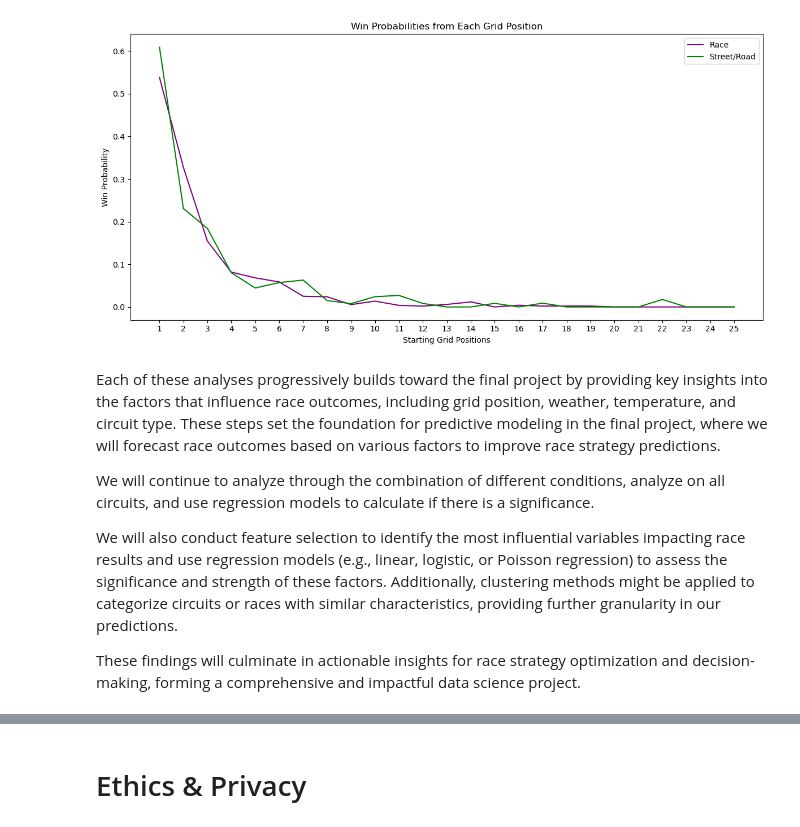
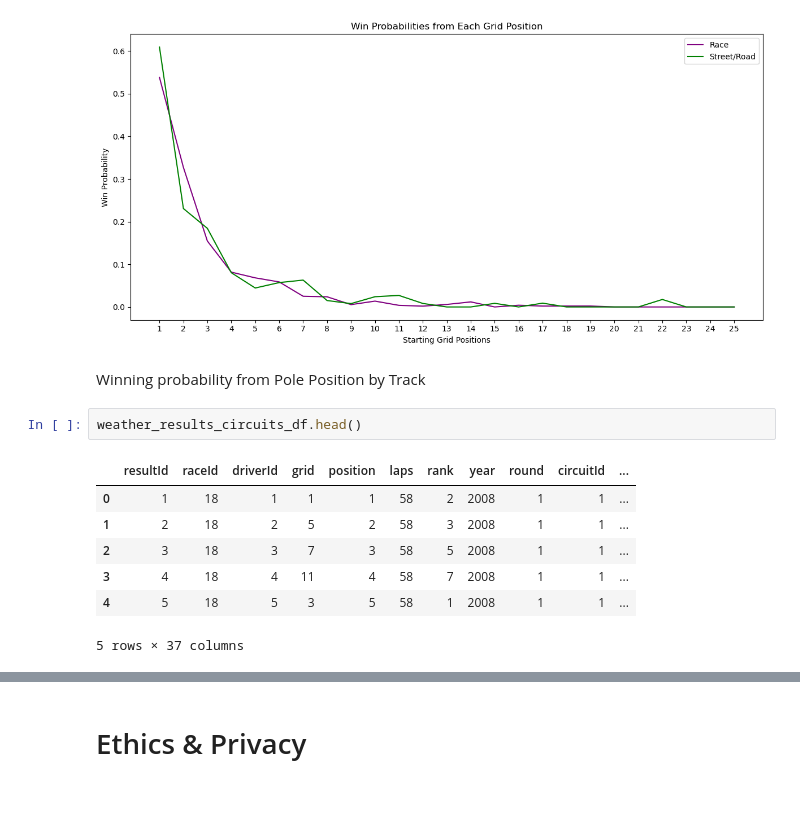
Before and after one commit to KaustubhPaliwal/F1GridAnalysis, a Jupyter notebook: FinalProject_Group149-FA24.ipynb, the cells around one changed output, grey strips where cells are left out. Saved outputs shown, nothing was run; the diff lists cells and outputs as text; blank space fills up the shorter version.

Commit message:
Made additions to EDA, ran regression and t-tests, added conclusions and overview, and future work

```diff
--- a/FinalProject_Group149-FA24.ipynb
+++ b/FinalProject_Group149-FA24.ipynb
@@ -818,11 +863,15 @@ plt.tight_layout()
 plt.show()
 # %% [output]
 [figure]
-# %% [markdown]
-Each of these analyses progressively builds toward the final project by providing key insights into the factors that influence race outcomes, including grid position, weather, temperature, and circuit type. These steps set the foundation for predictive modeling in the final project, where we will forecast race outcomes based on various factors to improve race strategy predictions.
-
-We will continue to analyze through the combination of different conditions, analyze on all circuits, and use regression models to calculate if there is a significance.
-
-We will also conduct feature selection to identify the most influential variables impacting race results and use regression models (e.g., linear, logistic, or Poisson regression) to assess the significance and strength of these factors. Additionally, clustering methods might be applied to categorize circuits or races with similar characteristics, providing further granularity in our predictions.
-
-These findings will culminate in actionable insights for race strategy optimization and decision-making, forming a comprehensive and impactful data science project.
+# %% [markdown]
+Winning probability from Pole Position by Track
+# %%
+weather_results_circuits_df.head()
+# %% [output]
+|  | resultId | raceId | driverId | grid | position | laps | rank | year | round | circuitId | ... |
+| 0 | 1 | 18 | 1 | 1 | 1 | 58 | 2 | 2008 | 1 | 1 | ... |
+| 1 | 2 | 18 | 2 | 5 | 2 | 58 | 3 | 2008 | 1 | 1 | ... |
+| 2 | 3 | 18 | 3 | 7 | 3 | 58 | 5 | 2008 | 1 | 1 | ... |
+| 3 | 4 | 18 | 4 | 11 | 4 | 58 | 7 | 2008 | 1 | 1 | ... |
+| 4 | 5 | 18 | 5 | 3 | 5 | 58 | 1 | 2008 | 1 | 1 | ... |
+5 rows × 37 columns
```
Also changed, not shown: parts of 23 cells of this notebook.
